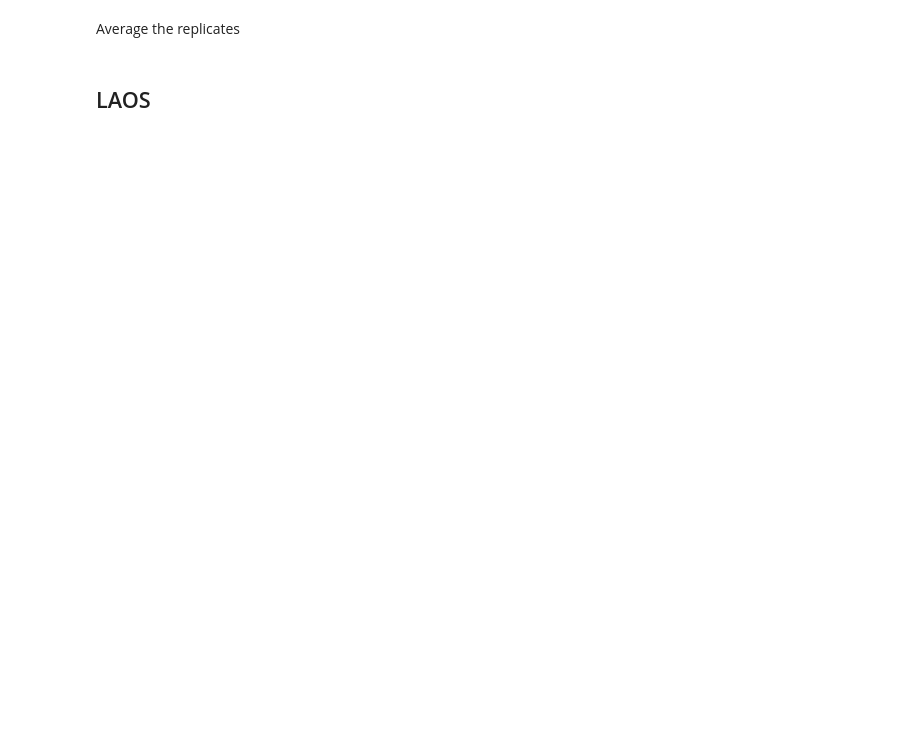
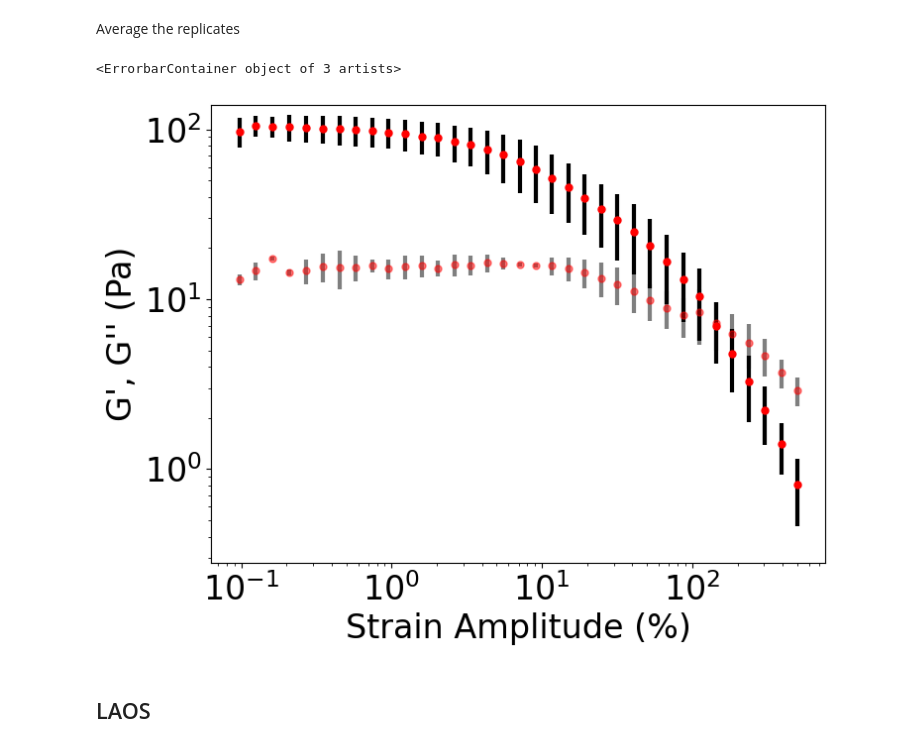
Before and after one commit to DrNjitram/vdSman_Constitutive_Model_Fitting, a Jupyter notebook: data_reading.ipynb, the cells around one changed output. Drawn from its saved outputs; the diff is of its cells as text; code cells hidden in the pictures; blank space fills up the shorter version.

```diff
--- a/data_reading.ipynb
+++ b/data_reading.ipynb
@@ -316,0 +277,18 @@ data_exp_strswp = read_data1(n_header, n_rows, header_list, what_to_collect_time
+# %%
+#   Inputs
+n_header= 18 #header rows just from the begining to the first data
+cols_btw_data = 12 #number20 of rows between two measurements
+header_list=['Strain %', "G' [kPa]", "G'' [kPa]", 'G* [kPa]', 'Tan Delta', 'Temperature [°C]', 'Pressure [bar]', "Viscosity n' [Pa*s]", 'Viscosity n" [Pa*s]', 'Viscosity n* [Pa*s]', 'Shear Rate [1/sec]', 'Shear Stress [Pa]']
+what_to_collect = ['Strain %', "G' [kPa]", "G'' [kPa]"]#[ 'Strain', 'Storage Modulus','Loss Modulus'  ]
+#what_to_collect = ["Shear Stress [Pa]", "Strain %" , "Shear Rate [1/sec]"]
+
+
+path_read=r"D:\Data\Rheology\CCR\202411 DoE pH T M Alph 8\Overview 1.xls"
+
+sample_index = [0, 1]
+sample_name = ['M55 T130 0M', 'M55 T120 0M']
+
+#   Function
+infos, data_exp_strswp = read_data_CCR(n_header, header_list, what_to_collect, path_read, cols_btw_data)
+data_exp_strswp = [data_exp_strswp[i] for i in sample_index]
+print(data_exp_strswp)
@@ -323,33 +319,36 @@ G1rep2 = data_exp_strswp[1][1]
 G2rep1 = data_exp_strswp[0][2]
 G2rep2 = data_exp_strswp[1][2]
 
 avg = [[],[]]
 std_str_swp = [[],[]]
 for i in range(0,len(G1rep1)):
     avg[0].append(np.average([G1rep1[i], G1rep2[i]]))
     avg[1].append(np.average([G2rep1[i], G2rep2[i]]))
     std_str_swp[0].append(np.std([G1rep1[i], G1rep2[i]]))
     std_str_swp[1].append(np.std([G2rep1[i], G2rep2[i]]))
 
 data_exp_strswp_avg = [[]]
 for i in range(0,3):
     if i == 0: data_exp_strswp_avg[0].append(data_exp_strswp[0][0])
     if i == 1: data_exp_strswp_avg[0].append(avg[0])
     if i == 2: data_exp_strswp_avg[0].append(avg[1])
 
 # Create a figure and an array of axes with 1 row and 3 columns
 fig, axs = plt.subplots(figsize=(8, 6))
 axs.set_xscale('log')
 axs.set_yscale('log')
 
 axs.set_xlabel('Strain Amplitude (%)')
 axs.set_ylabel("G', G'' (Pa)")
 
-axs.set_ylim(1e2, 1e5)
+#axs.set_ylim(1e2, 1e5)
 
 axs.errorbar(data_exp_strswp_avg[0][0], data_exp_strswp_avg[0][1], yerr=std_str_swp[0], marker='o', color=color_palette[0],\
               label='Data 1', markersize=5, linewidth =0, ecolor = 'black', elinewidth=3)
 axs.errorbar(data_exp_strswp_avg[0][0], data_exp_strswp_avg[0][2], yerr=std_str_swp[1], marker='o', color=color_palette[0],\
               label='Data 1', markersize=5, linewidth =0, ecolor = 'black', elinewidth=3, alpha =0.5)
+# %% [output]
+<ErrorbarContainer object of 3 artists>
+[figure, added]
 # %% [markdown]
 ## LAOS
```
Also changed, not shown: parts of 18 cells of this notebook, 8 other files.
